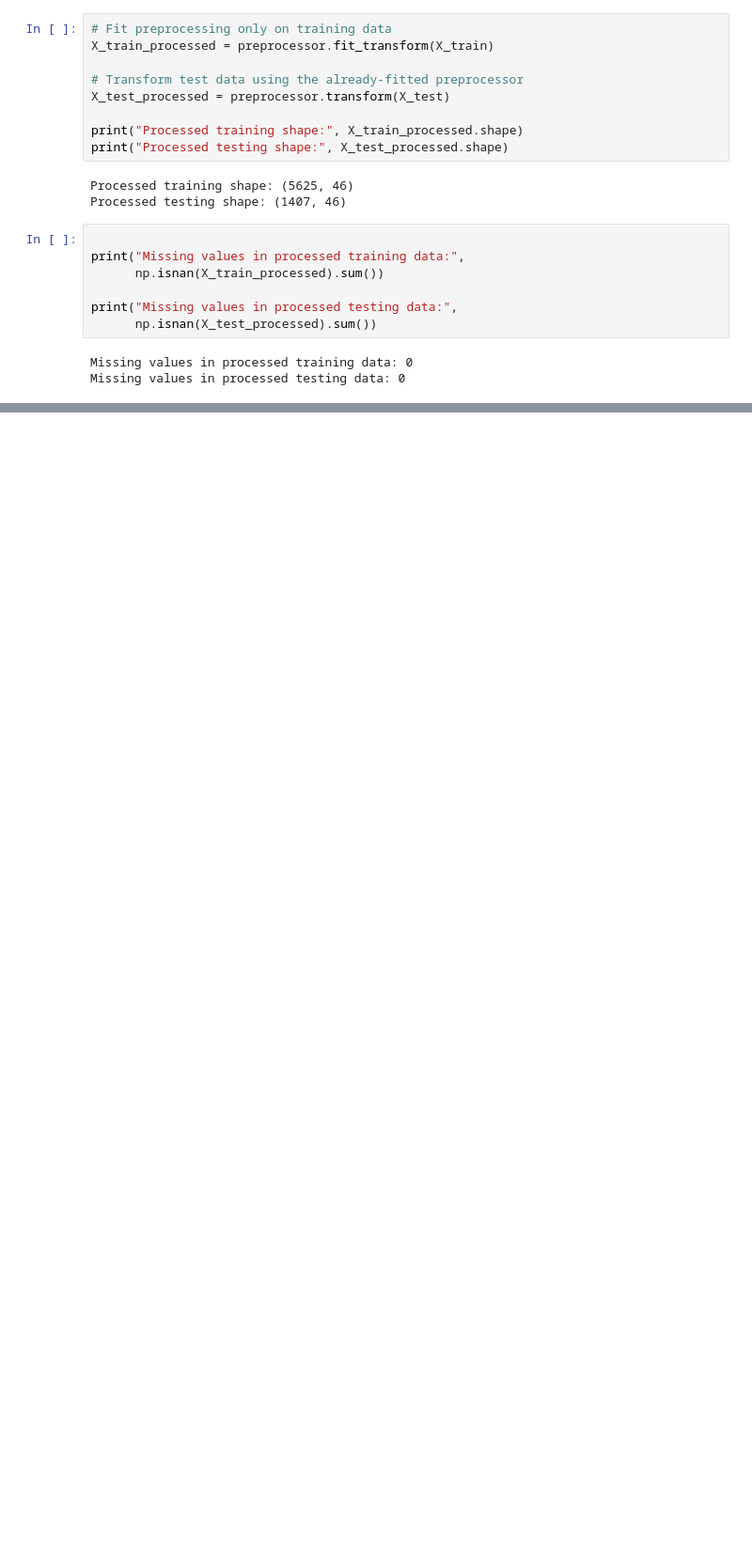
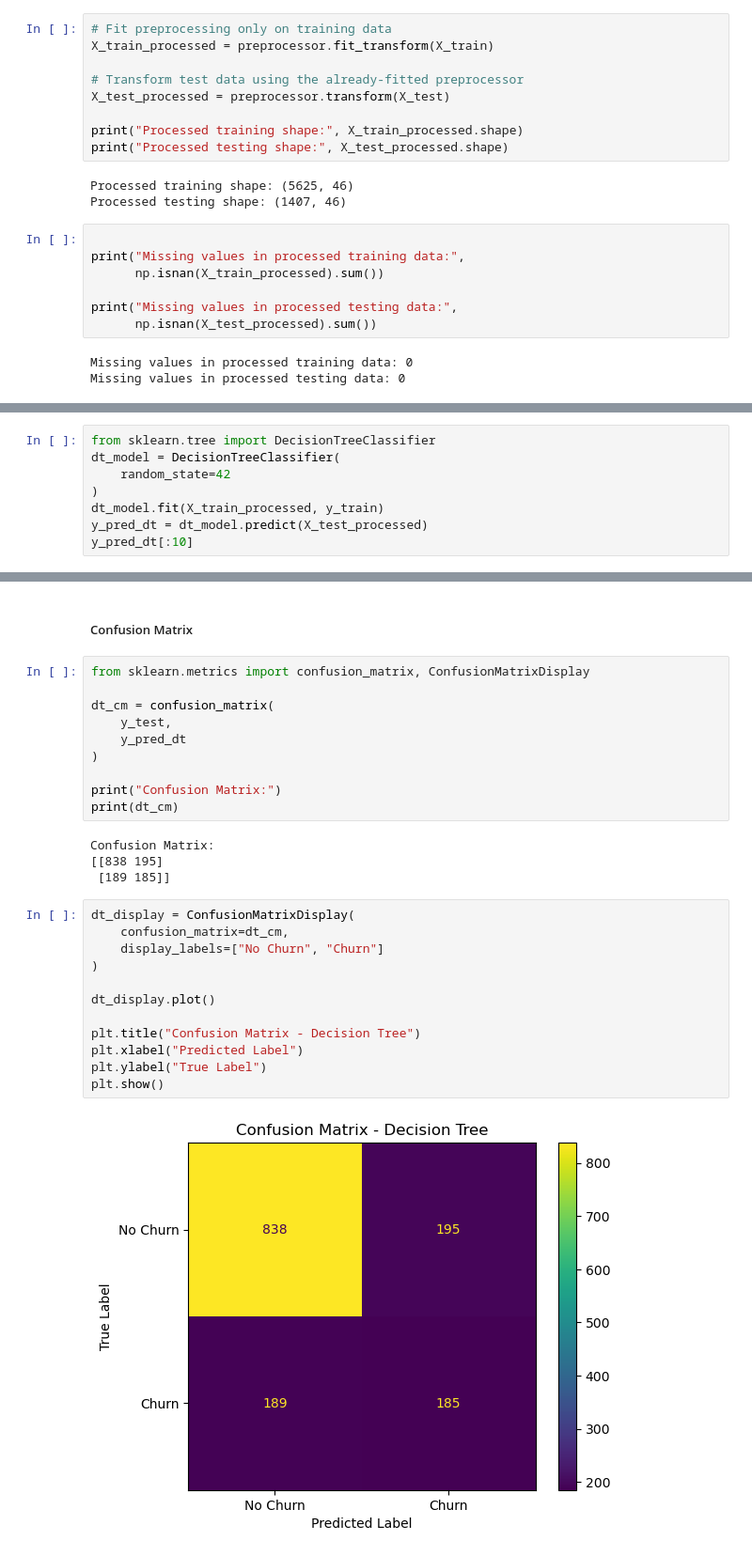
Before and after one commit to Anuja1307/ML_Capstone_Project, a Jupyter notebook: notebooks/Classification.ipynb, the cells around one changed output, grey strips where cells are left out. Shown at 94% size. Drawn from its saved outputs; the diff is of its cells as text; blank space fills up the shorter version.

```diff
--- a/notebooks/Classification.ipynb
+++ b/notebooks/Classification.ipynb
@@ -547,0 +842,8 @@ Missing values in processed testing data: 0
+# %%
+from sklearn.tree import DecisionTreeClassifier
+dt_model = DecisionTreeClassifier(
+    random_state=42
+)
+dt_model.fit(X_train_processed, y_train)
+y_pred_dt = dt_model.predict(X_test_processed)
+y_pred_dt[:10]
@@ -547,0 +879,30 @@ Missing values in processed testing data: 0
+# %% [markdown]
+##### Confusion Matrix
+# %%
+from sklearn.metrics import confusion_matrix, ConfusionMatrixDisplay
+
+dt_cm = confusion_matrix(
+    y_test,
+    y_pred_dt
+)
+
+print("Confusion Matrix:")
+print(dt_cm)
+# %% [output]
+Confusion Matrix:
+[[838 195]
+ [189 185]]
+# %%
+dt_display = ConfusionMatrixDisplay(
+    confusion_matrix=dt_cm,
+    display_labels=["No Churn", "Churn"]
+)
+
+dt_display.plot()
+
+plt.title("Confusion Matrix - Decision Tree")
+plt.xlabel("Predicted Label")
+plt.ylabel("True Label")
+plt.show()
+# %% [output]
+[figure, added]
```
Also changed, not shown: parts of 57 cells of this notebook, 1 other file.
